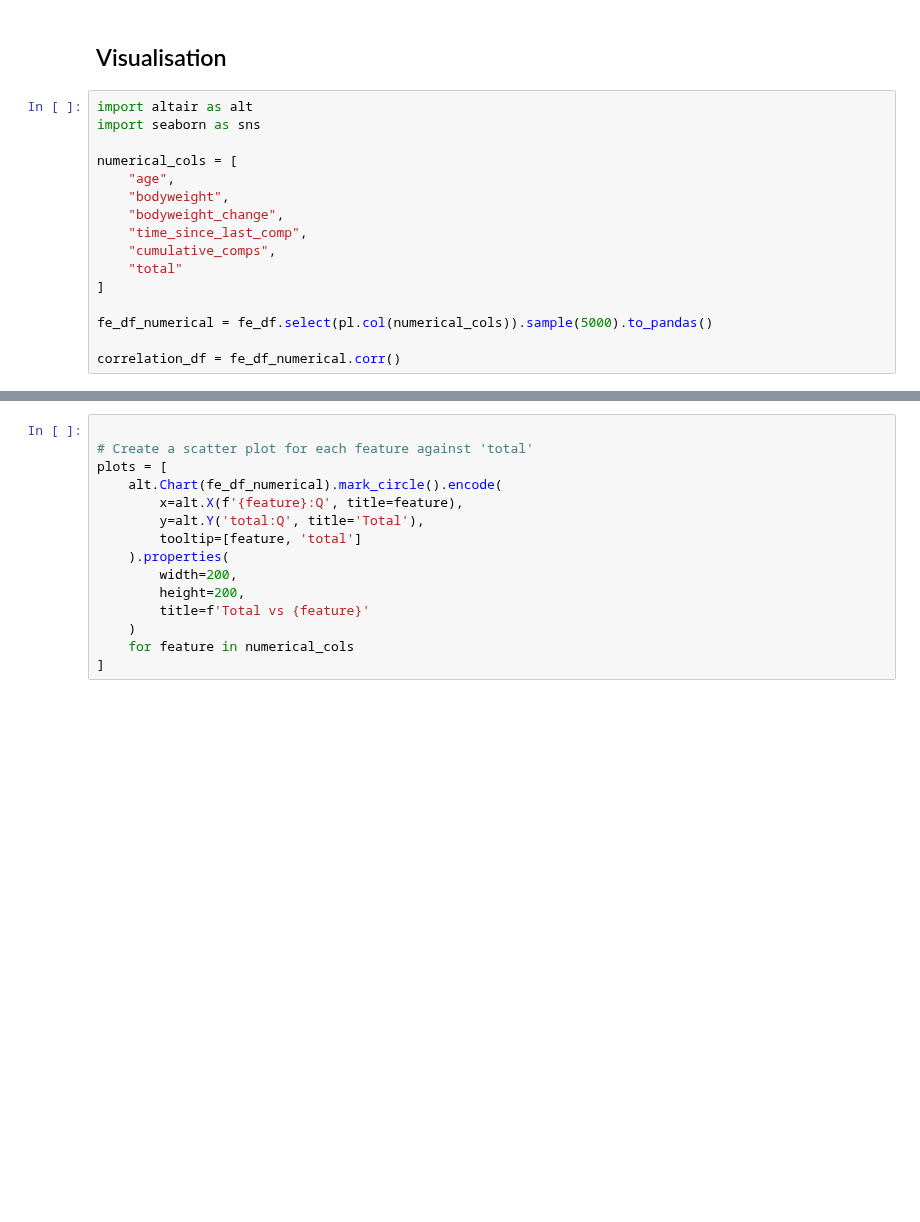
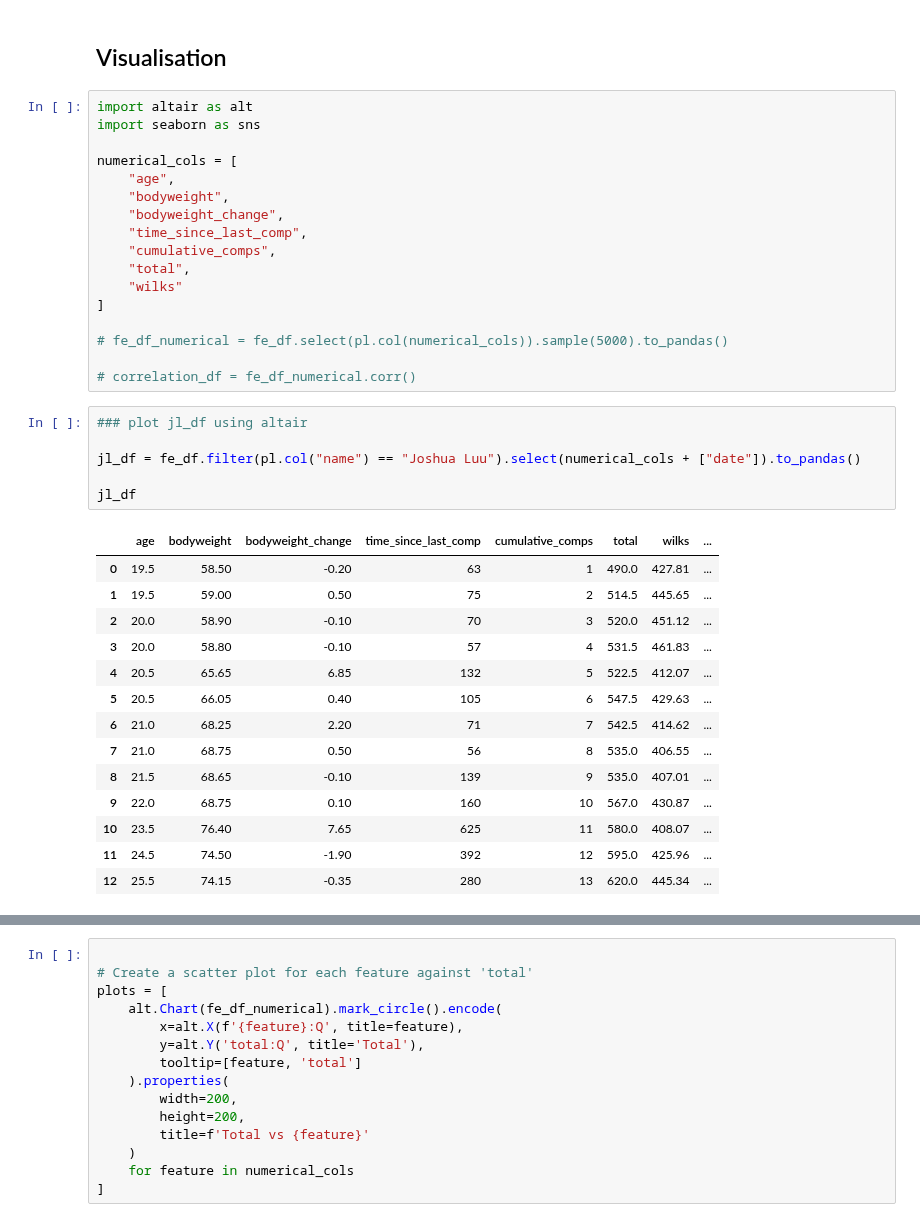
Before and after one commit to namtonthat/powerlifting-ml-progress, a Jupyter notebook: notebooks/etl.ipynb, the cells around one changed output, grey strips where cells are left out. Saved outputs shown, nothing was run; the diff lists cells and outputs as text; blank space fills up the shorter version.

```diff
--- a/notebooks/etl.ipynb
+++ b/notebooks/etl.ipynb
@@ -211,9 +240,31 @@ numerical_cols = [
     "bodyweight_change",
     "time_since_last_comp",
     "cumulative_comps",
-    "total"
+    "total",
+    "wilks"
 ]
 
-fe_df_numerical = fe_df.select(pl.col(numerical_cols)).sample(5000).to_pandas()
+# fe_df_numerical = fe_df.select(pl.col(numerical_cols)).sample(5000).to_pandas()
 
-correlation_df = fe_df_numerical.corr()
+# correlation_df = fe_df_numerical.corr()
+# %%
+### plot jl_df using altair
+
+jl_df = fe_df.filter(pl.col("name") == "Joshua Luu").select(numerical_cols + ["date"]).to_pandas()
+
+jl_df
+# %% [output]
+|  | age | bodyweight | bodyweight_change | time_since_last_comp | cumulative_comps | total | wilks | ... |
+| 0 | 19.5 | 58.50 | -0.20 | 63 | 1 | 490.0 | 427.81 | ... |
+| 1 | 19.5 | 59.00 | 0.50 | 75 | 2 | 514.5 | 445.65 | ... |
+| 2 | 20.0 | 58.90 | -0.10 | 70 | 3 | 520.0 | 451.12 | ... |
+| 3 | 20.0 | 58.80 | -0.10 | 57 | 4 | 531.5 | 461.83 | ... |
+| 4 | 20.5 | 65.65 | 6.85 | 132 | 5 | 522.5 | 412.07 | ... |
+| 5 | 20.5 | 66.05 | 0.40 | 105 | 6 | 547.5 | 429.63 | ... |
+| 6 | 21.0 | 68.25 | 2.20 | 71 | 7 | 542.5 | 414.62 | ... |
+| 7 | 21.0 | 68.75 | 0.50 | 56 | 8 | 535.0 | 406.55 | ... |
+| 8 | 21.5 | 68.65 | -0.10 | 139 | 9 | 535.0 | 407.01 | ... |
+| 9 | 22.0 | 68.75 | 0.10 | 160 | 10 | 567.0 | 430.87 | ... |
+| 10 | 23.5 | 76.40 | 7.65 | 625 | 11 | 580.0 | 408.07 | ... |
+| 11 | 24.5 | 74.50 | -1.90 | 392 | 12 | 595.0 | 425.96 | ... |
+| 12 | 25.5 | 74.15 | -0.35 | 280 | 13 | 620.0 | 445.34 | ... |
```
Also changed, not shown: parts of 9 cells of this notebook.
